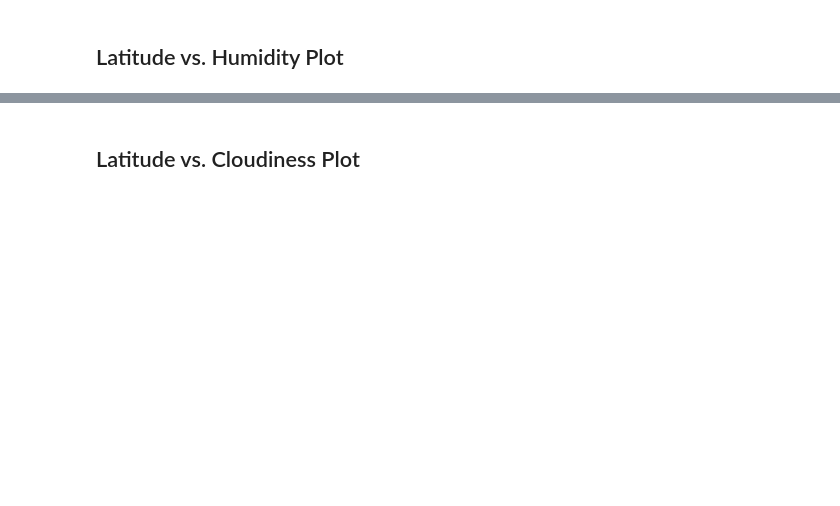
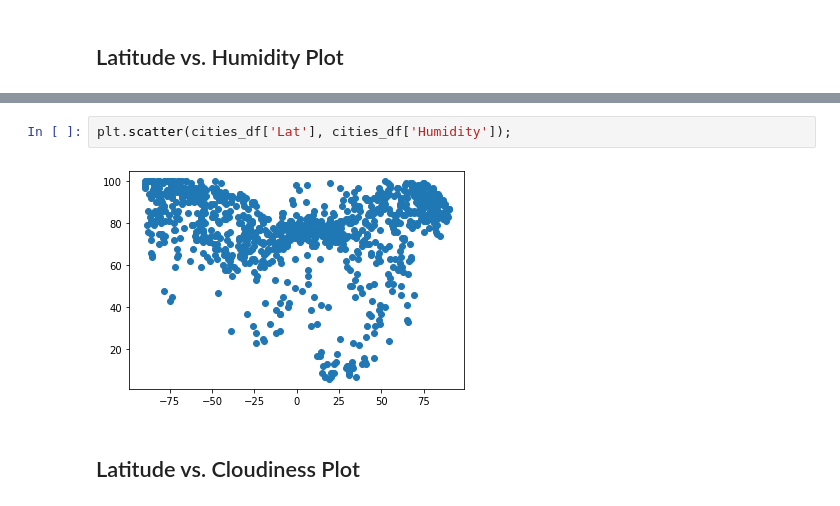
Before and after one commit to RafaelGFernandez01/python-api-challenge, a Jupyter notebook: WeatherPy/WeatherPy.ipynb, the cells around one changed output, grey strips where cells are left out. Saved outputs shown, nothing was run; the diff lists cells and outputs as text; blank space fills up the shorter version.

```diff
--- a/WeatherPy/WeatherPy.ipynb
+++ b/WeatherPy/WeatherPy.ipynb
@@ -120,2 +82,6 @@ Int64Index([], dtype='int64')
+# %%
+plt.scatter(cities_df['Lat'], cities_df['Humidity']);
+# %% [output]
+[figure, added]
 # %% [markdown]
 ## Latitude vs. Cloudiness Plot
```
Also changed, not shown: parts of 39 cells of this notebook, 12 other files.
